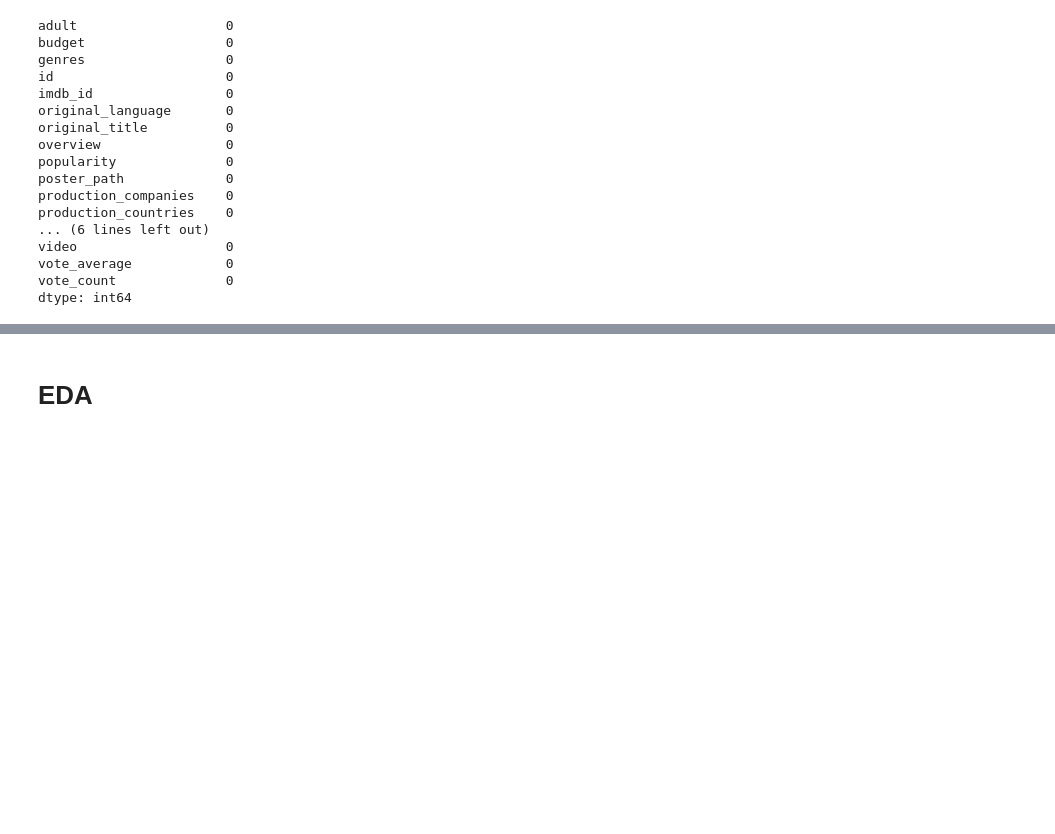
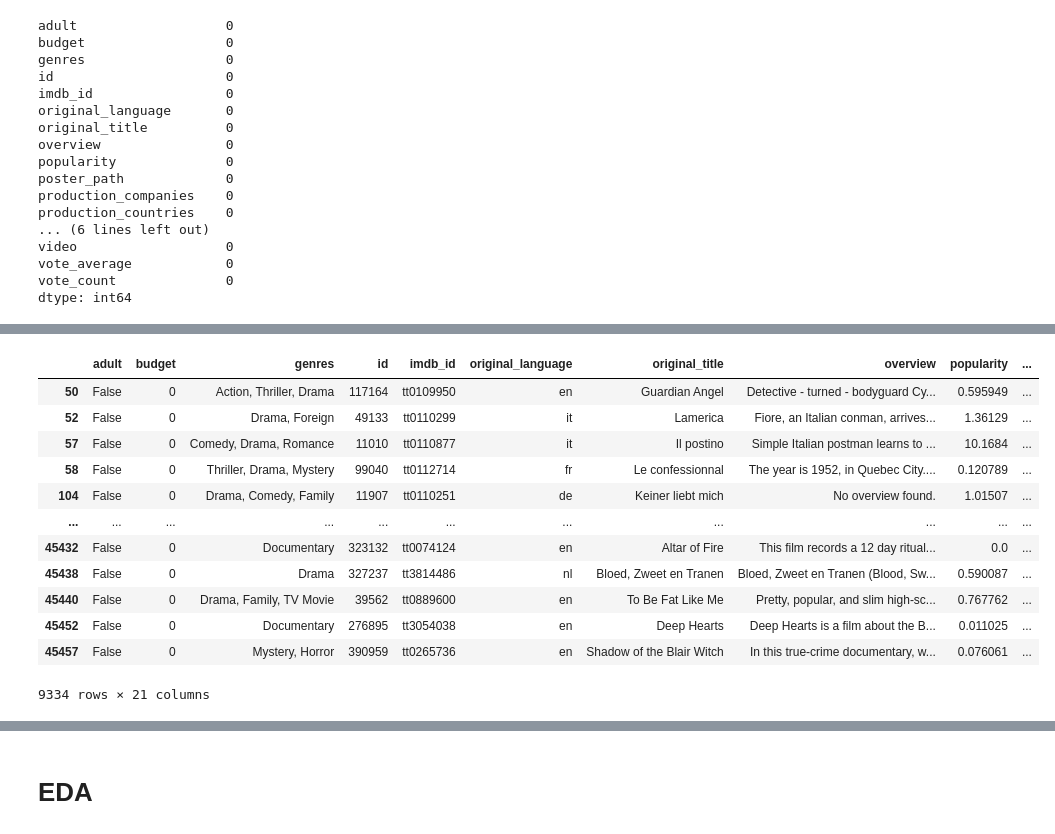
Before and after one commit to salenewOrld/netflix-movies-suggestion, a Jupyter notebook: Final/main.ipynb, the cells around one changed output, grey strips where cells are left out. Drawn from its saved outputs; the diff is of its cells as text; code cells hidden in the pictures; blank space fills up the shorter version.

```diff
--- a/Final/main.ipynb
+++ b/Final/main.ipynb
@@ -369,0 +387,17 @@ df
+# %%
+#check if there's NO more null in production_companies column
+df.loc[df['production_companies'] == '']
+# %% [output]
+|  | adult | budget | genres | id | imdb_id | original_language | original_title | overview | popularity | ... |
+| 50 | False | 0 | Action, Thriller, Drama | 117164 | tt0109950 | en | Guardian Angel | Detective - turned - bodyguard Cy... | 0.595949 | ... |
+| 52 | False | 0 | Drama, Foreign | 49133 | tt0110299 | it | Lamerica | Fiore, an Italian conman, arrives... | 1.36129 | ... |
+| 57 | False | 0 | Comedy, Drama, Romance | 11010 | tt0110877 | it | Il postino | Simple Italian postman learns to ... | 10.1684 | ... |
+| 58 | False | 0 | Thriller, Drama, Mystery | 99040 | tt0112714 | fr | Le confessionnal | The year is 1952, in Quebec City.... | 0.120789 | ... |
+| 104 | False | 0 | Drama, Comedy, Family | 11907 | tt0110251 | de | Keiner liebt mich | No overview found. | 1.01507 | ... |
+| ... | ... | ... | ... | ... | ... | ... | ... | ... | ... | ... |
+| 45432 | False | 0 | Documentary | 323132 | tt0074124 | en | Altar of Fire | This film records a 12 day ritual... | 0.0 | ... |
+| 45438 | False | 0 | Drama | 327237 | tt3814486 | nl | Bloed, Zweet en Tranen | Bloed, Zweet en Tranen (Blood, Sw... | 0.590087 | ... |
+| 45440 | False | 0 | Drama, Family, TV Movie | 39562 | tt0889600 | en | To Be Fat Like Me | Pretty, popular, and slim high-sc... | 0.767762 | ... |
+| 45452 | False | 0 | Documentary | 276895 | tt3054038 | en | Deep Hearts | Deep Hearts is a film about the B... | 0.011025 | ... |
+| 45457 | False | 0 | Mystery, Horror | 390959 | tt0265736 | en | Shadow of the Blair Witch | In this true-crime documentary, w... | 0.076061 | ... |
+9334 rows × 21 columns
```
Also changed, not shown: parts of 39 cells of this notebook.
